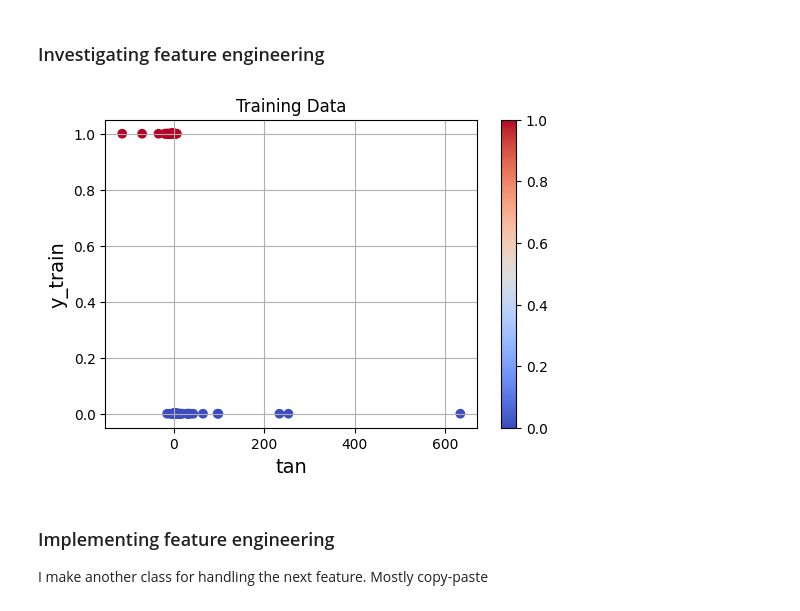
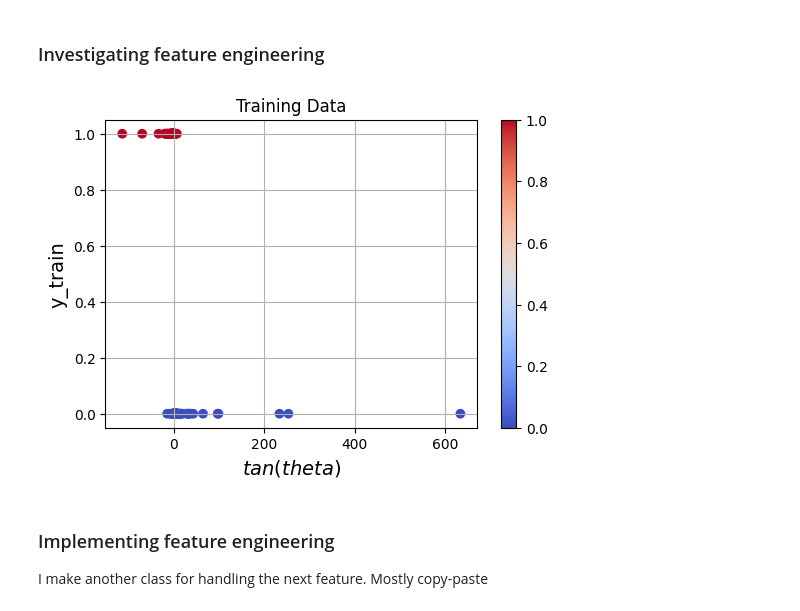
Before and after one commit to EinarJohannes/intro_ml_assignment_1, a Jupyter notebook: problem.ipynb, the cells around one changed output. Cells and saved outputs as stored; diff of their text form; code cells hidden in the pictures.

```diff
--- a/problem.ipynb
+++ b/problem.ipynb
@@ -318,21 +322,21 @@ np.float64(0.49)
 # %%
 # The first two columns of x_train
 x0 = x_train[:, 0]
 x1 = x_train[:, 1]
 
 tan = x1 / x0
 
 # Scatterplot of y_train as a functin of tan with colors corresponding to y_train
 plt.figure(figsize=(6, 4))
 plt.scatter(tan, y_train, c=y_train, cmap='coolwarm')
 plt.grid(True)
-plt.xlabel('tan', fontsize=14)
+plt.xlabel('$tan(theta)$', fontsize=14)
 plt.ylabel('y_train', fontsize=14)
 plt.title('Training Data')
 plt.colorbar()
 plt.show()
 # %% [output]
-[figure, old version]
+[figure, new version]
 # %% [markdown]
 ### Implementing feature engineering
 I make another class for handling the next feature. Mostly copy-paste
```
Also changed, not shown: parts of 7 cells of this notebook, 1 other file.
